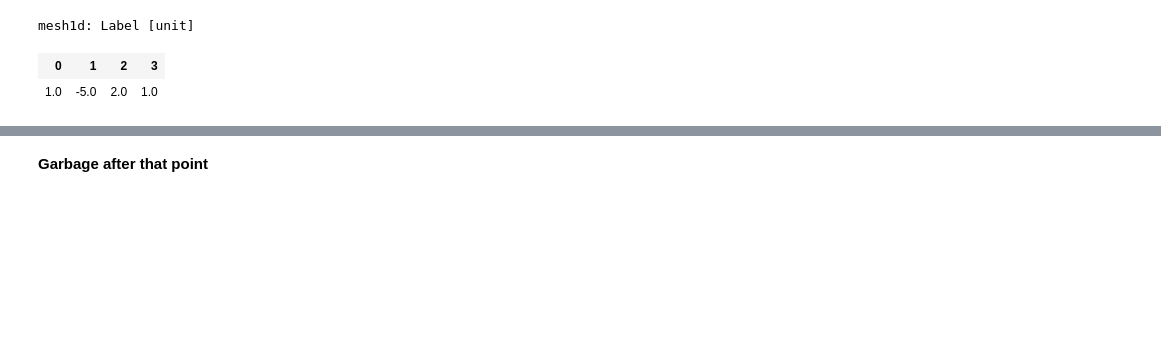
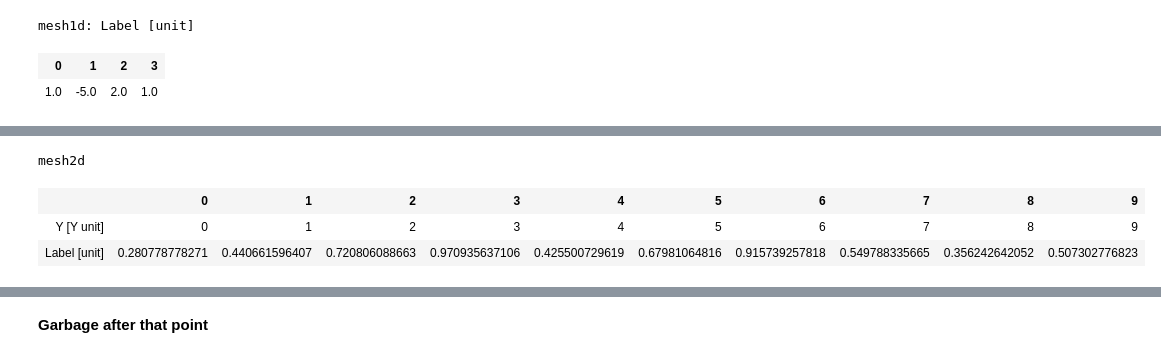
Before and after one commit to e-roux/lerp, a Jupyter notebook: docs/_src/lerp.ipynb, the cells around one changed output, grey strips where cells are left out. Drawn from its saved outputs; the diff is of its cells as text; code cells hidden in the pictures; blank space fills up the shorter version.

```diff
--- a/docs/_src/lerp.ipynb
+++ b/docs/_src/lerp.ipynb
@@ -378,0 +420,7 @@ for _a in test:
+# %%
+m3d(x=3.5)
+# %% [output]
+mesh2d
+|  | 0 | 1 | 2 | 3 | 4 | 5 | 6 | 7 | 8 | 9 |
+| Y [Y unit] | 0 | 1 | 2 | 3 | 4 | 5 | 6 | 7 | 8 | 9 |
+| Label [unit] | 0.280778778271 | 0.440661596407 | 0.720806088663 | 0.970935637106 | 0.425500729619 | 0.67981064816 | 0.915739257818 | 0.549788335665 | 0.356242642052 | 0.507302776823 |
```
Also changed, not shown: parts of 34 cells of this notebook.
